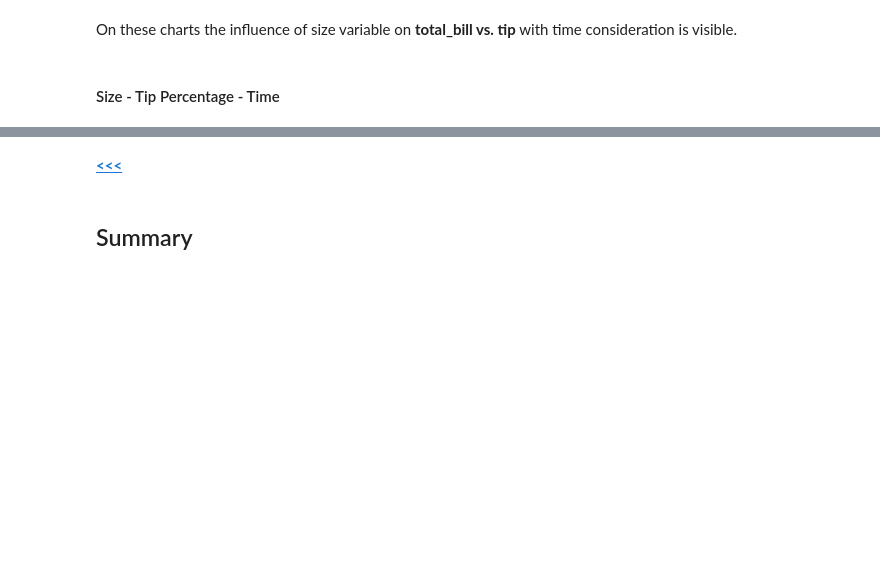
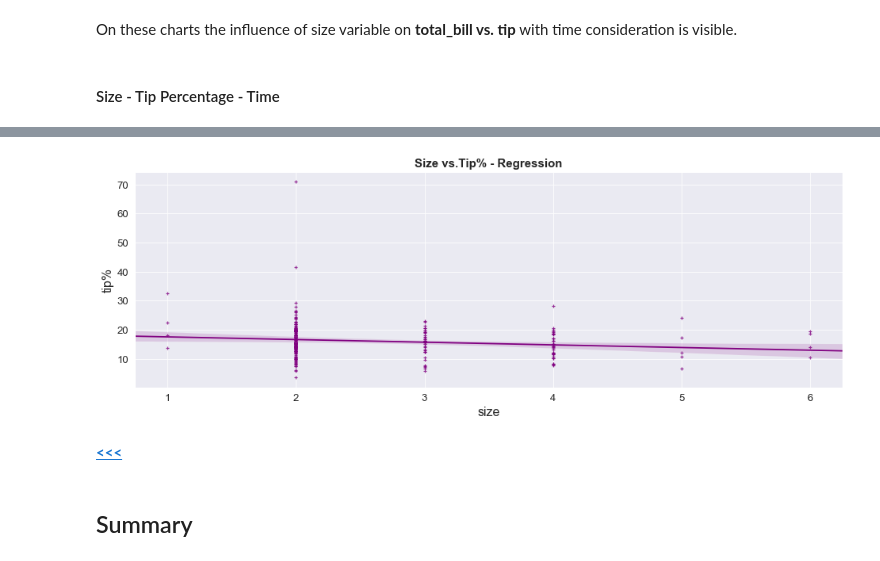
Before and after one commit to G00376332/52446_Project, a Jupyter notebook: Tips_Project.ipynb, the cells around one changed output, grey strips where cells are left out. Saved outputs shown, nothing was run; the diff lists cells and outputs as text; code cells hidden in the pictures; blank space fills up the shorter version.

```diff
--- a/Tips_Project.ipynb
+++ b/Tips_Project.ipynb
@@ -499,3 +514,17 @@ On these charts the influence of size variable on **total_bill vs. tip** with ti
+# %%
+# Sets a chart style
+sns.set(style="darkgrid", color_codes=True)
+
+# Defines chart size
+plt.figure(figsize=(16,5))
+
+# Defines axes font and lable size
+sns.set_context("paper", font_scale=1.5, rc={"axes.labelsize":16})
+plt.title("Size vs.Tip% - Regression", fontweight="bold", fontsize=15)
+# Use regplot from Seaborn and investigate size and tip% variables
+sns.regplot(x="size", y="tip%", marker="+", color="purple", data=tipsdata);
+# %% [output]
+[figure, added]
 # %% [markdown]
 [**<<<**](#table)
 # %% [markdown]
```
Also changed, not shown: parts of 4 cells of this notebook.
